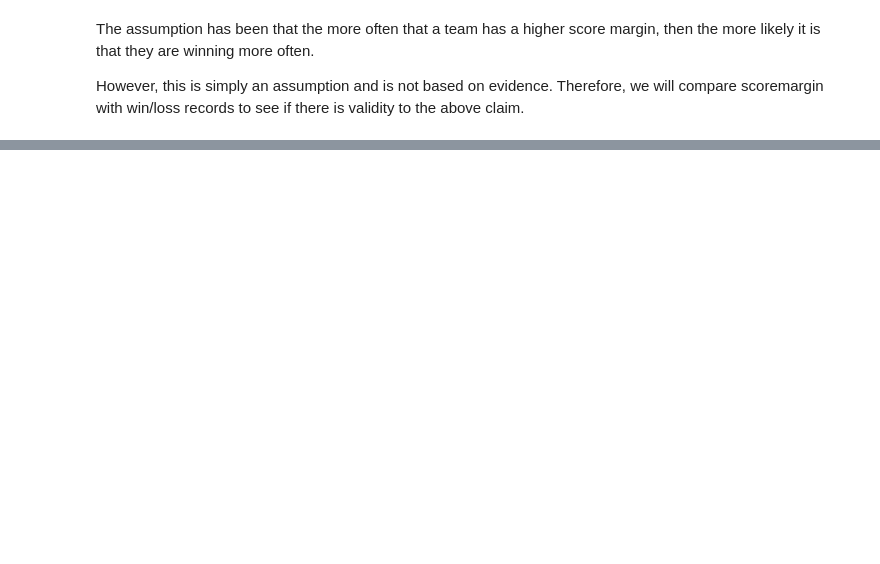
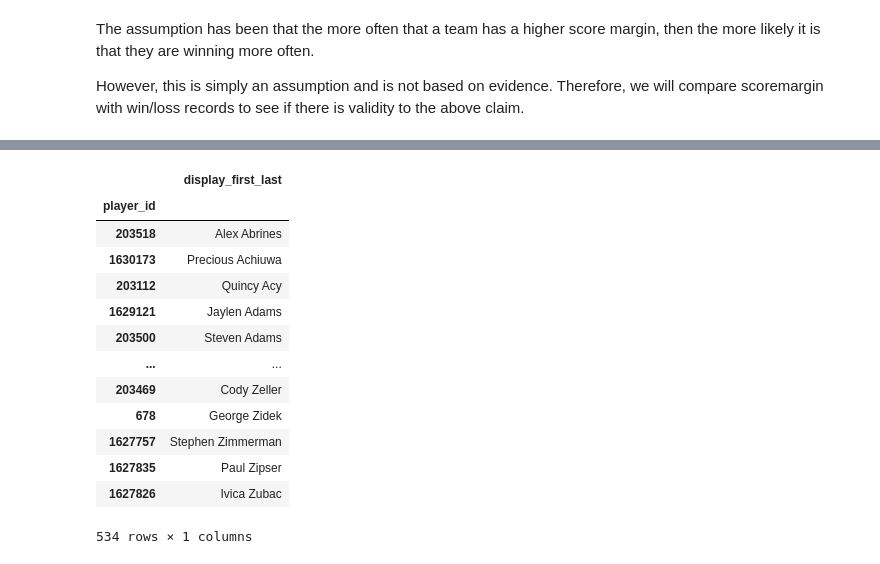
Before and after one commit to mustafaradheyyan/Revisiting-Pep-II, a Jupyter notebook: working_notebooks/eda_nba.ipynb, the cells around one changed output, grey strips where cells are left out. Drawn from its saved outputs; the diff is of its cells as text; code cells hidden in the pictures; blank space fills up the shorter version.

```diff
--- a/working_notebooks/eda_nba.ipynb
+++ b/working_notebooks/eda_nba.ipynb
@@ -373,0 +232,24 @@ play_by_play
+# %%
+player_name_separate = player_stats.copy()
+player_name_separate = (
+    player_name_separate[['display_first_last']]
+                        .reset_index()
+                        .drop_duplicates(subset=['player_id'])
+                        .set_index('player_id')
+                        )
+player_name_separate
+# %% [output]
+|  | display_first_last |
+| player_id |  |
+| 203518 | Alex Abrines |
+| 1630173 | Precious Achiuwa |
+| 203112 | Quincy Acy |
+| 1629121 | Jaylen Adams |
+| 203500 | Steven Adams |
+| ... | ... |
+| 203469 | Cody Zeller |
+| 678 | George Zidek |
+| 1627757 | Stephen Zimmerman |
+| 1627835 | Paul Zipser |
+| 1627826 | Ivica Zubac |
+534 rows × 1 columns
```
Also changed, not shown: parts of 35 cells of this notebook.
